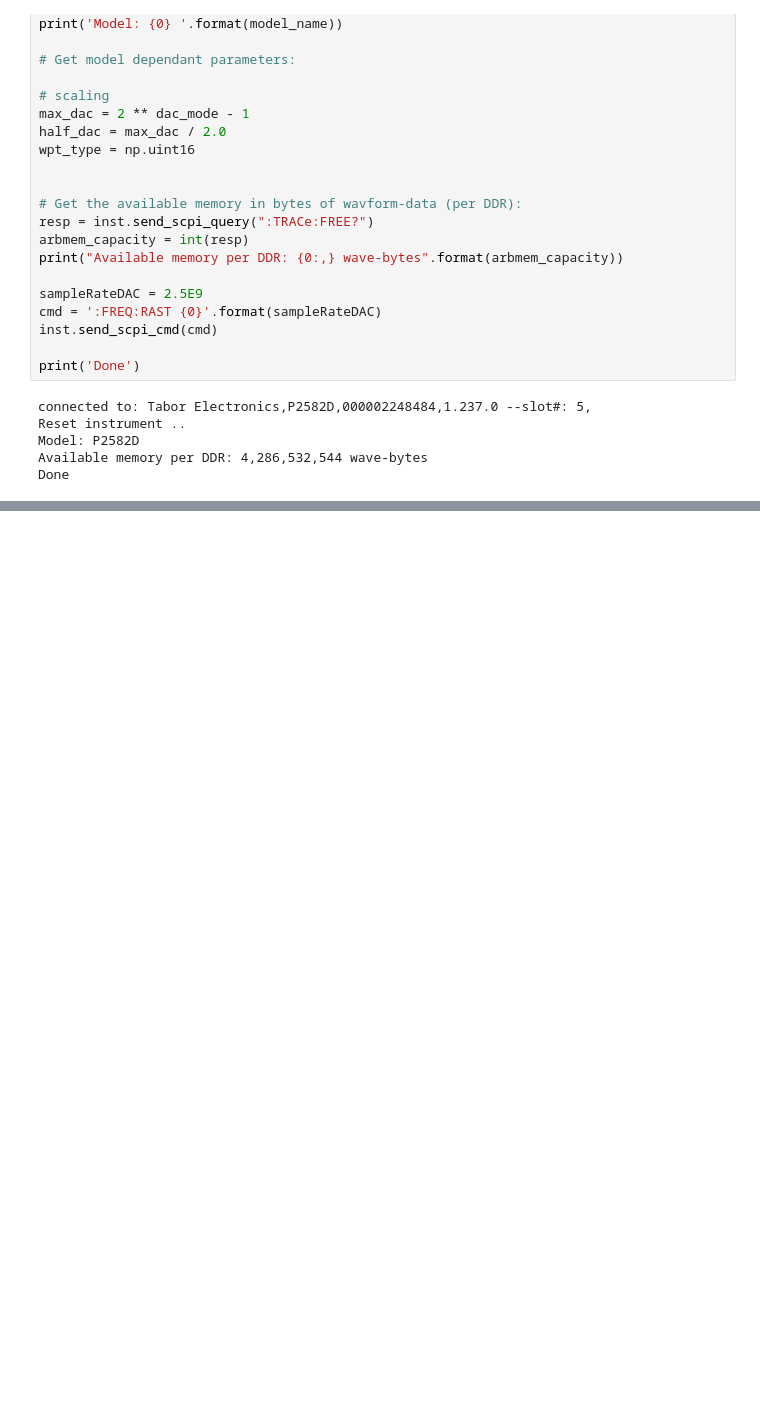
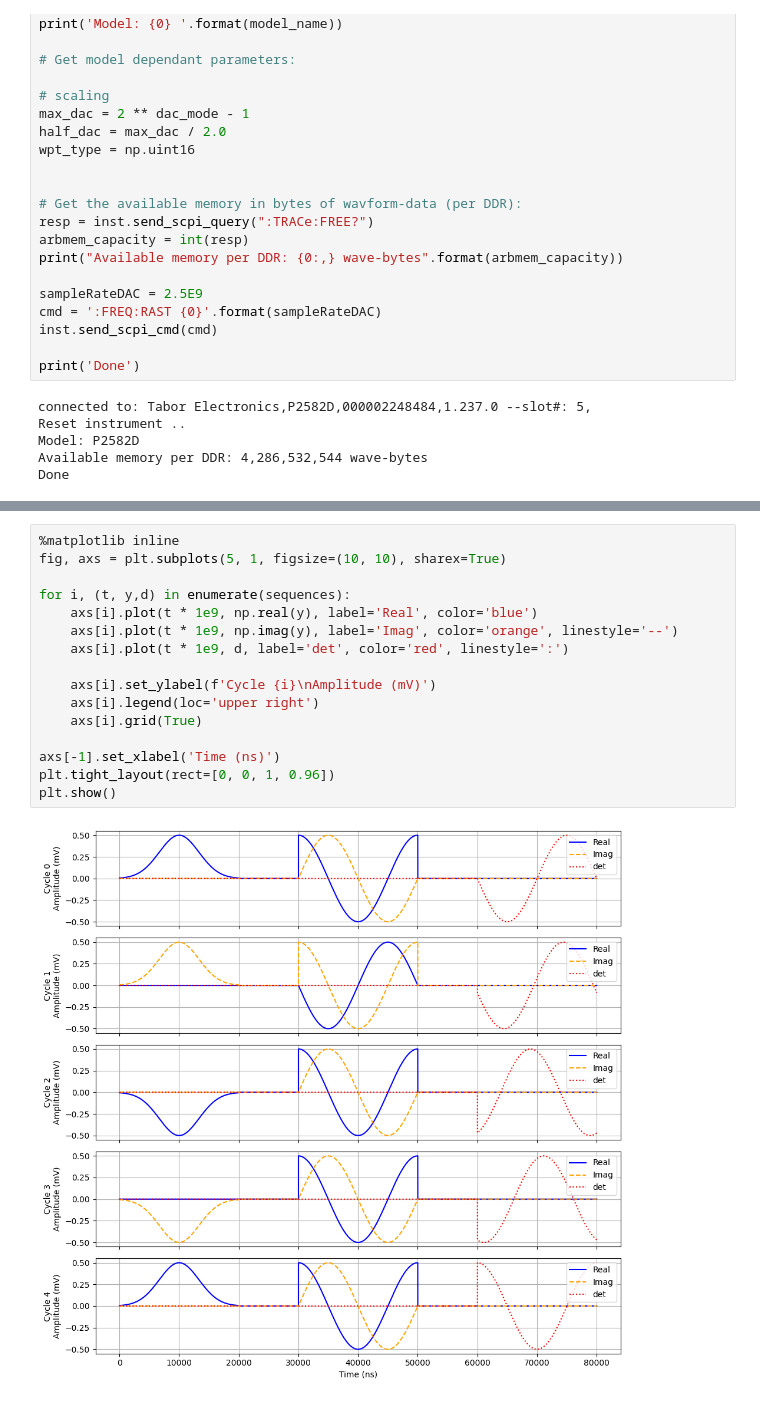
Before and after one commit to HoangLe421/AWT_cryogenic-magnet, a Jupyter notebook: Components/CH2_detection.ipynb, the cells around one changed output, grey strips where cells are left out. Cells and saved outputs as stored; diff of their text form; blank space fills up the shorter version.

```diff
--- a/Components/CH2_detection.ipynb
+++ b/Components/CH2_detection.ipynb
@@ -66,0 +135,18 @@ Done
+# %%
+%matplotlib inline
+fig, axs = plt.subplots(5, 1, figsize=(10, 10), sharex=True)
+
+for i, (t, y,d) in enumerate(sequences):
+    axs[i].plot(t * 1e9, np.real(y), label='Real', color='blue')
+    axs[i].plot(t * 1e9, np.imag(y), label='Imag', color='orange', linestyle='--')
+    axs[i].plot(t * 1e9, d, label='det', color='red', linestyle=':')
+
+    axs[i].set_ylabel(f'Cycle {i}\nAmplitude (mV)')
+    axs[i].legend(loc='upper right')
+    axs[i].grid(True)
+
+axs[-1].set_xlabel('Time (ns)')
+plt.tight_layout(rect=[0, 0, 1, 0.96])
+plt.show()
+# %% [output]
+[figure, added]
```
Also changed, not shown: parts of 1 cell of this notebook.
